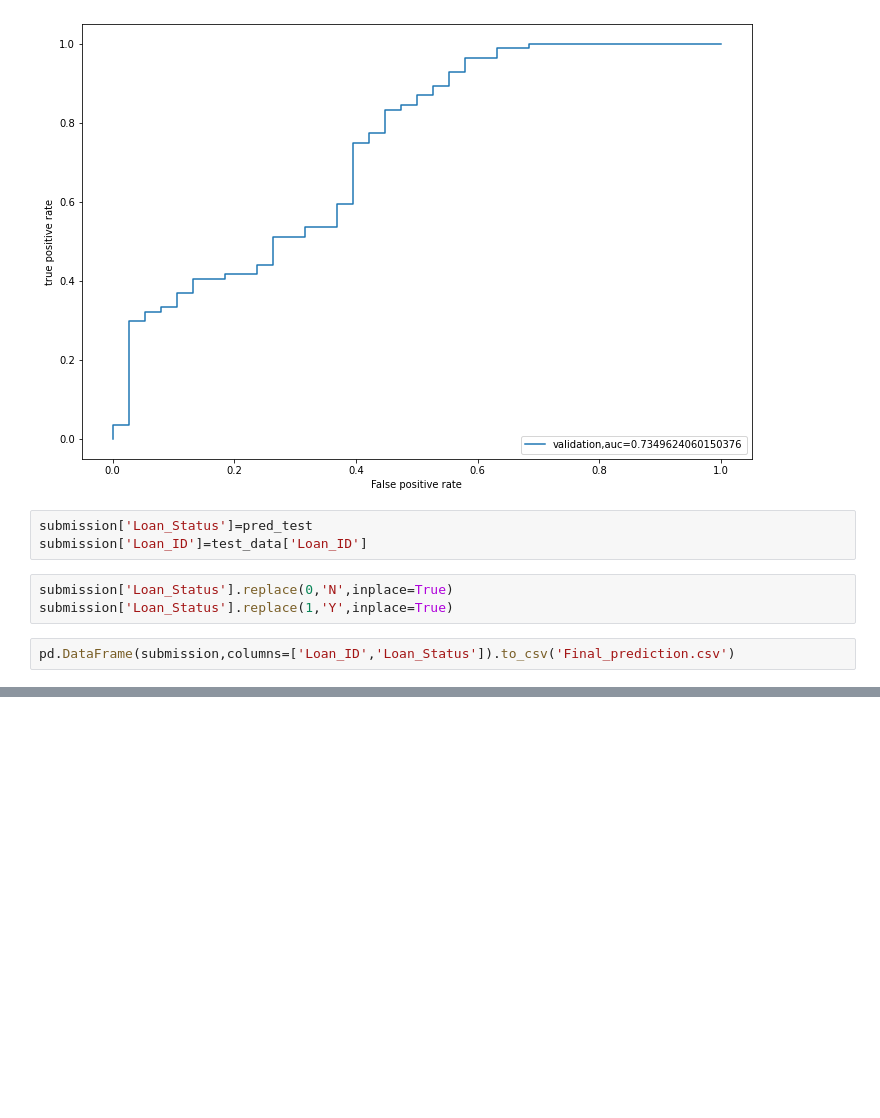
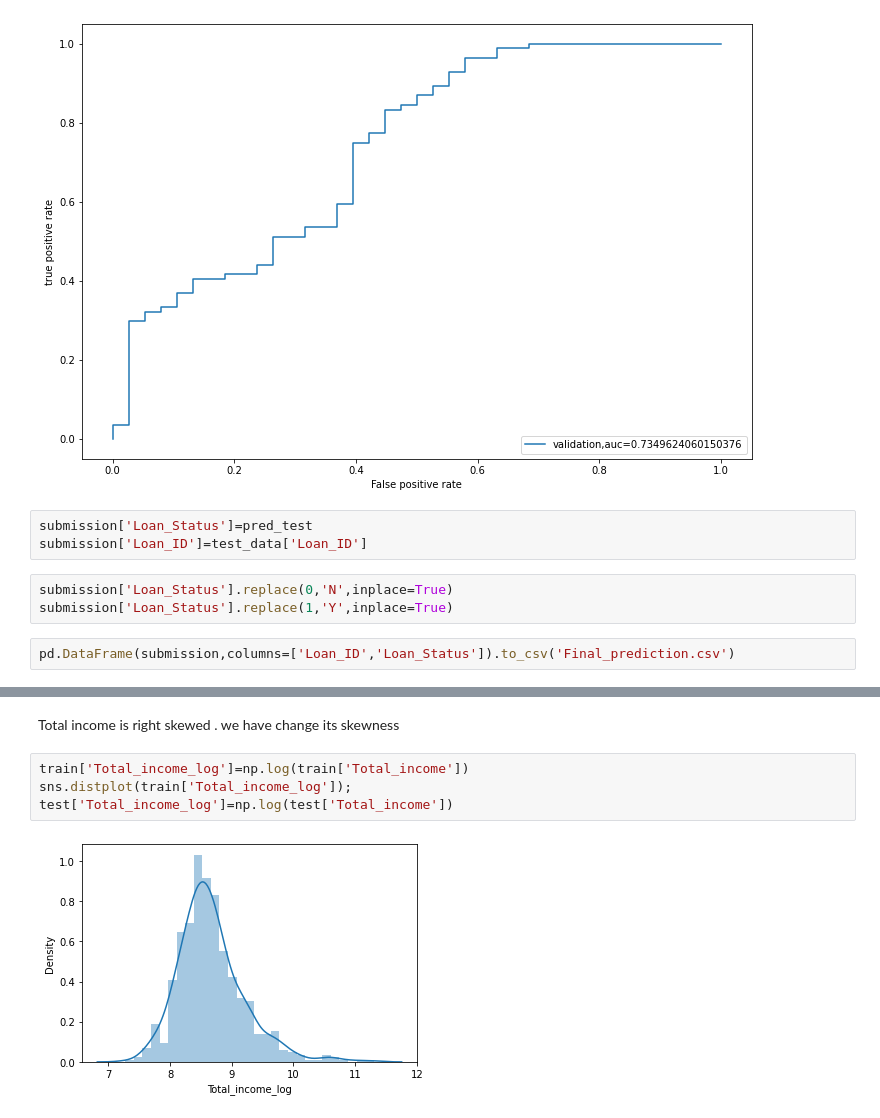
Before and after one commit to Krishan-Kumar-kk/Classification_problems_-ml, a Jupyter notebook: Loan_Prediction4.ipynb, the cells around one changed output, grey strips where cells are left out. Cells and saved outputs as stored; diff of their text form; blank space fills up the shorter version.

```diff
--- a/Loan_Prediction4.ipynb
+++ b/Loan_Prediction4.ipynb
@@ -519,0 +531,8 @@ pd.DataFrame(submission,columns=['Loan_ID','Loan_Status']).to_csv('Final_predict
+# %% [markdown]
+Total income is right skewed . we have change its skewness
+# %%
+train['Total_income_log']=np.log(train['Total_income'])
+sns.distplot(train['Total_income_log']);
+test['Total_income_log']=np.log(test['Total_income'])
+# %% [output]
+[figure, added]
```
Also changed, not shown: parts of 12 cells of this notebook.
